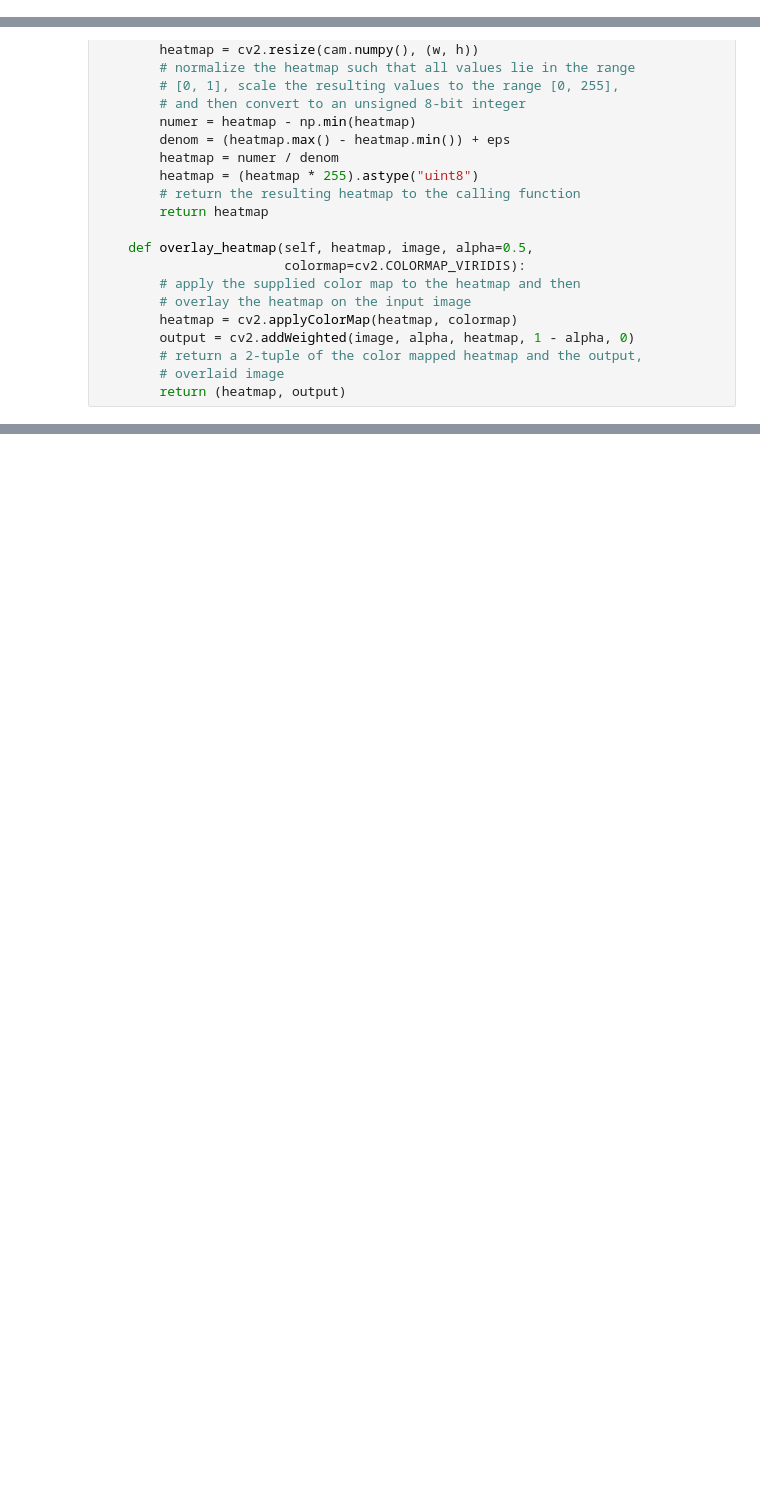
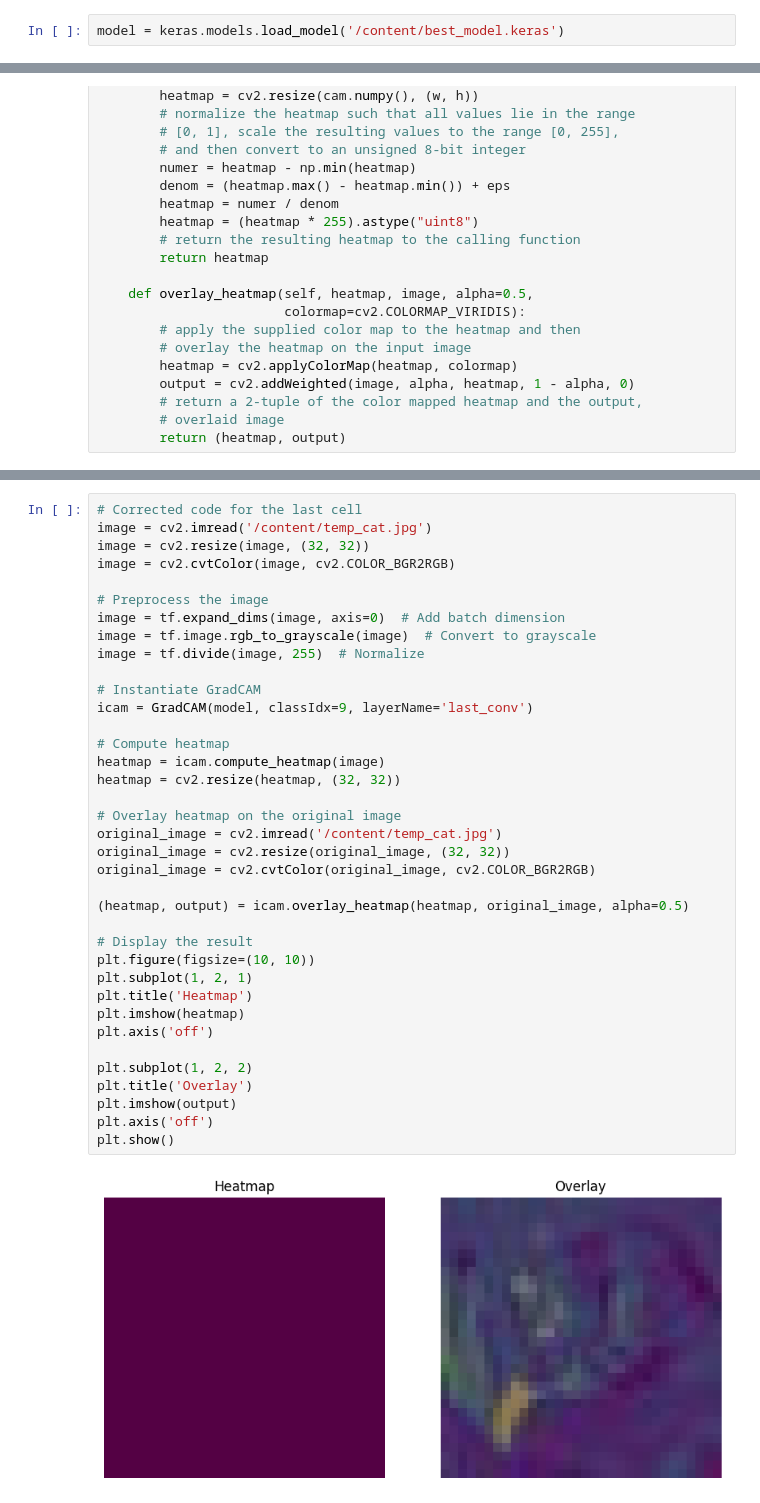
Before and after one commit to itoshiyanazawa/cnn_project, a Jupyter notebook: main.ipynb, the cells around one changed output, grey strips where cells are left out. Cells and saved outputs as stored; diff of their text form; blank space fills up the shorter version.

Commit message:
Completed Grad-CAM

```diff
--- a/main.ipynb
+++ b/main.ipynb
@@ -358,6 +378,8 @@ print(image.shape) # (1, 84, 84, 1)
 # %% [output]
 [figure]
 (1, 32, 32, 1)
+# %%
+model = keras.models.load_model('/content/best_model.keras')
 # %%
 preds = model.predict(image)
 i = np.argmax(preds[0])
@@ -475,0 +492,39 @@ KeyError: 'Exception encountered when calling Functional.call().\n\n\x1b[1m13542
+# %%
+# Corrected code for the last cell
+image = cv2.imread('/content/temp_cat.jpg')
+image = cv2.resize(image, (32, 32))
+image = cv2.cvtColor(image, cv2.COLOR_BGR2RGB)
+
+# Preprocess the image
+image = tf.expand_dims(image, axis=0)  # Add batch dimension
+image = tf.image.rgb_to_grayscale(image)  # Convert to grayscale
+image = tf.divide(image, 255)  # Normalize
+
+# Instantiate GradCAM
+icam = GradCAM(model, classIdx=9, layerName='last_conv')
+
+# Compute heatmap
+heatmap = icam.compute_heatmap(image)
+heatmap = cv2.resize(heatmap, (32, 32))
+
+# Overlay heatmap on the original image
+original_image = cv2.imread('/content/temp_cat.jpg')
+original_image = cv2.resize(original_image, (32, 32))
+original_image = cv2.cvtColor(original_image, cv2.COLOR_BGR2RGB)
+
+(heatmap, output) = icam.overlay_heatmap(heatmap, original_image, alpha=0.5)
+
+# Display the result
+plt.figure(figsize=(10, 10))
+plt.subplot(1, 2, 1)
+plt.title('Heatmap')
+plt.imshow(heatmap)
+plt.axis('off')
+
+plt.subplot(1, 2, 2)
+plt.title('Overlay')
+plt.imshow(output)
+plt.axis('off')
+plt.show()
+# %% [output]
+[figure, added]
```
Also changed, not shown: parts of 12 cells of this notebook.
